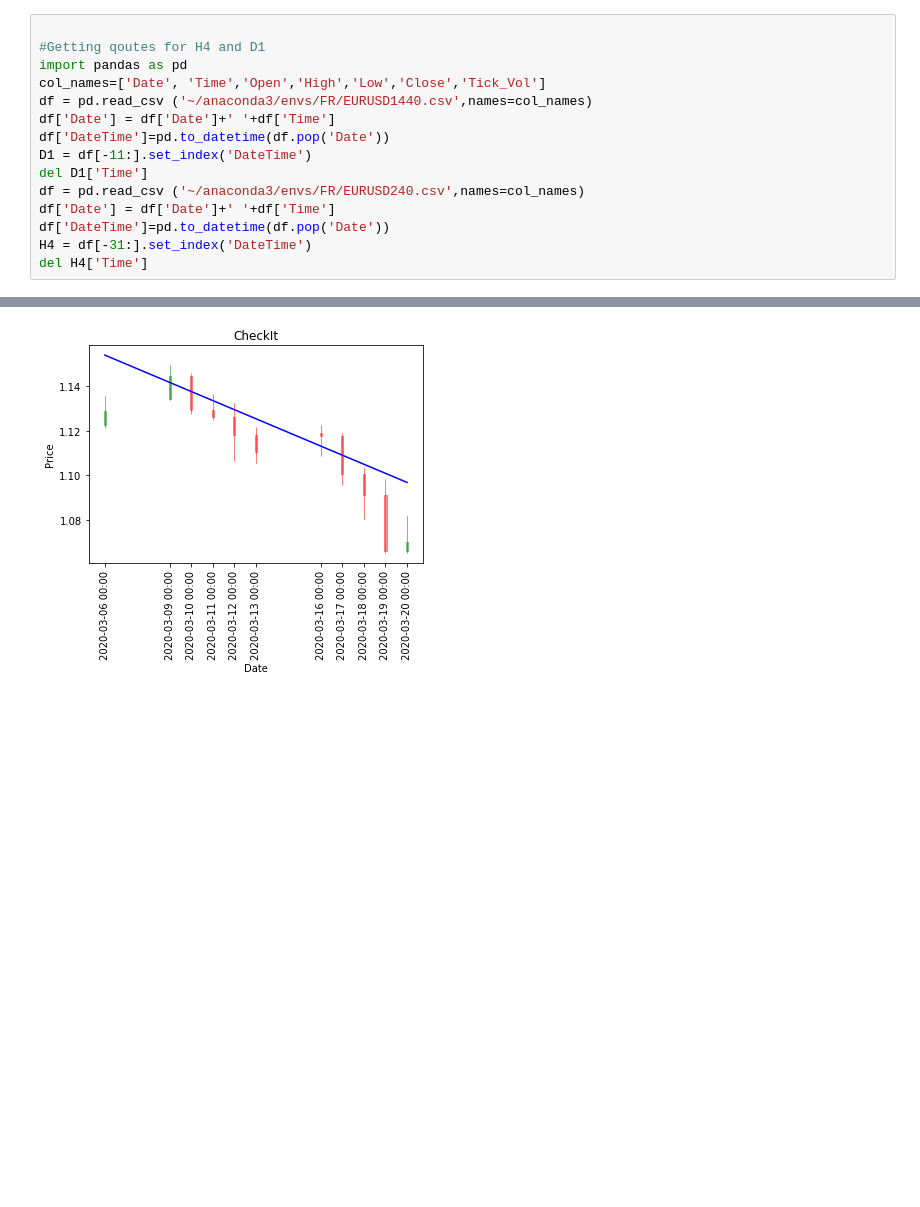
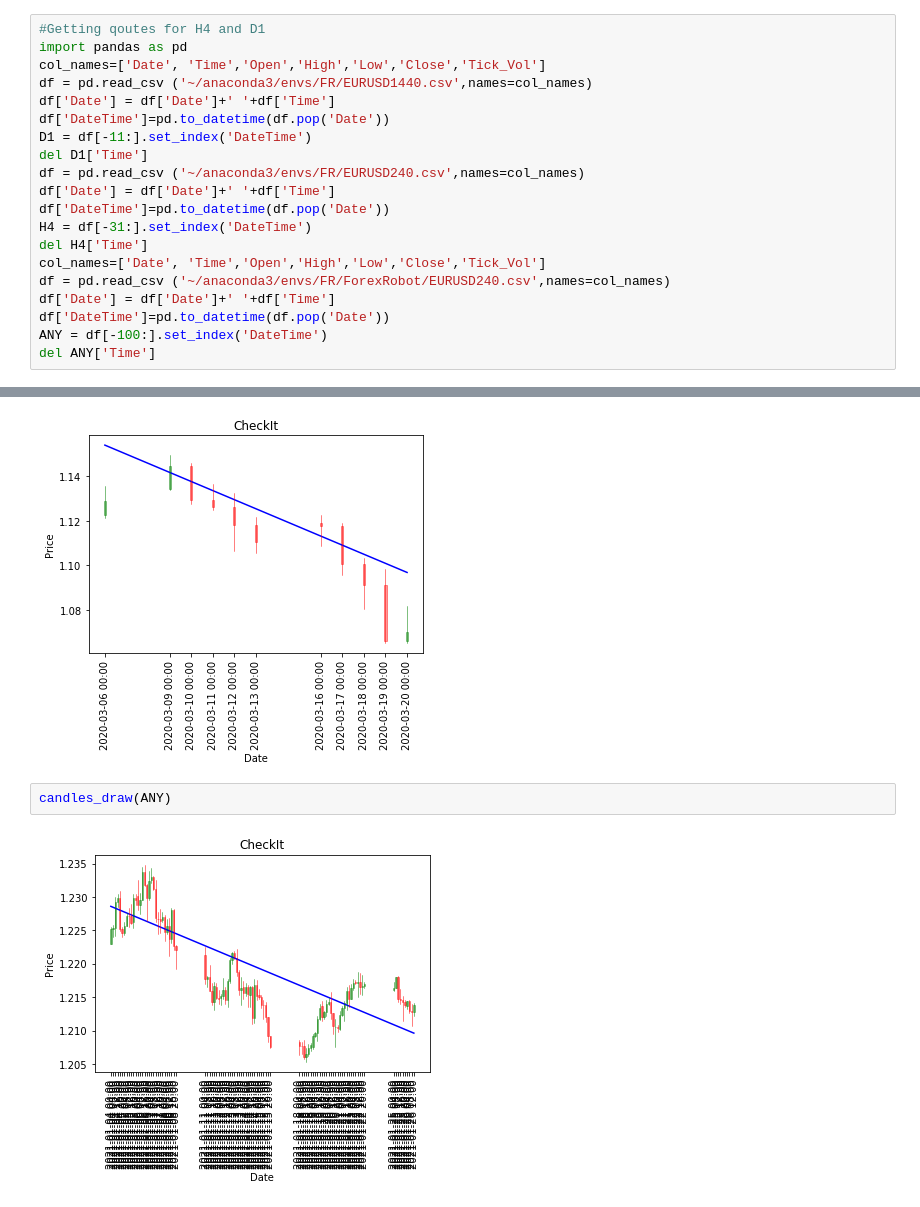
Before and after one commit to WildZes/ForexRobot, a Jupyter notebook: CSVToTrend.ipynb, the cells around one changed output, grey strips where cells are left out. Saved outputs shown, nothing was run; the diff lists cells and outputs as text; blank space fills up the shorter version.

```diff
--- a/CSVToTrend.ipynb
+++ b/CSVToTrend.ipynb
@@ -1,5 +1,4 @@
 # %%
-
 #Getting qoutes for H4 and D1
 import pandas as pd
 col_names=['Date', 'Time','Open','High','Low','Close','Tick_Vol']
@@ -13,6 +12,12 @@ df['Date'] = df['Date']+' '+df['Time']
 df['DateTime']=pd.to_datetime(df.pop('Date'))
 H4 = df[-31:].set_index('DateTime')
 del H4['Time']
+col_names=['Date', 'Time','Open','High','Low','Close','Tick_Vol']
+df = pd.read_csv ('~/anaconda3/envs/FR/ForexRobot/EURUSD240.csv',names=col_names)
+df['Date'] = df['Date']+' '+df['Time']
+df['DateTime']=pd.to_datetime(df.pop('Date'))
+ANY = df[-100:].set_index('DateTime')
+del ANY['Time']
 # %%
 #Converting data
 
@@ -86,3 +91,7 @@ candles_draw(H4)
 candles_draw(D1)
 # %% [output]
 [figure]
+# %%
+candles_draw(ANY)
+# %% [output]
+[figure, added]
```
Also changed, not shown: 13 other files.
